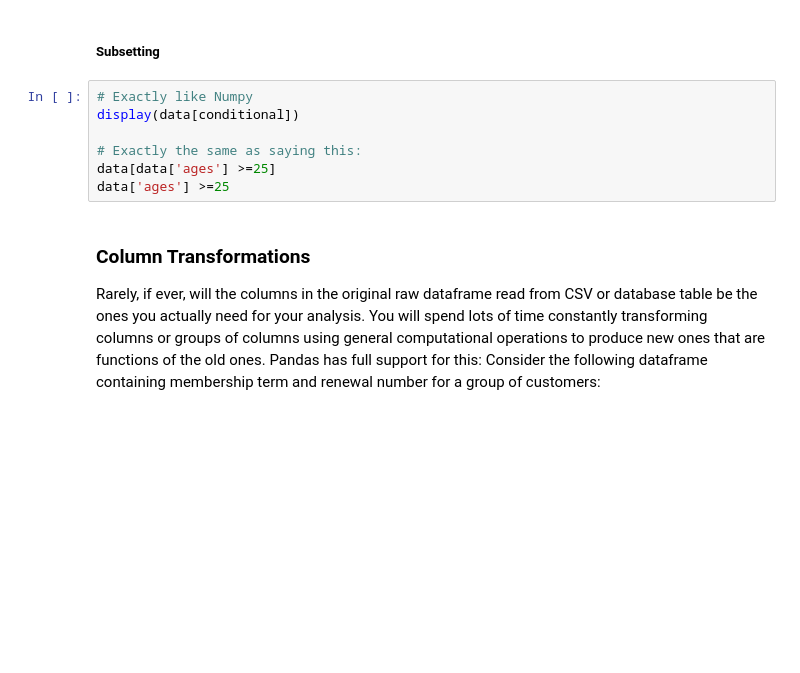
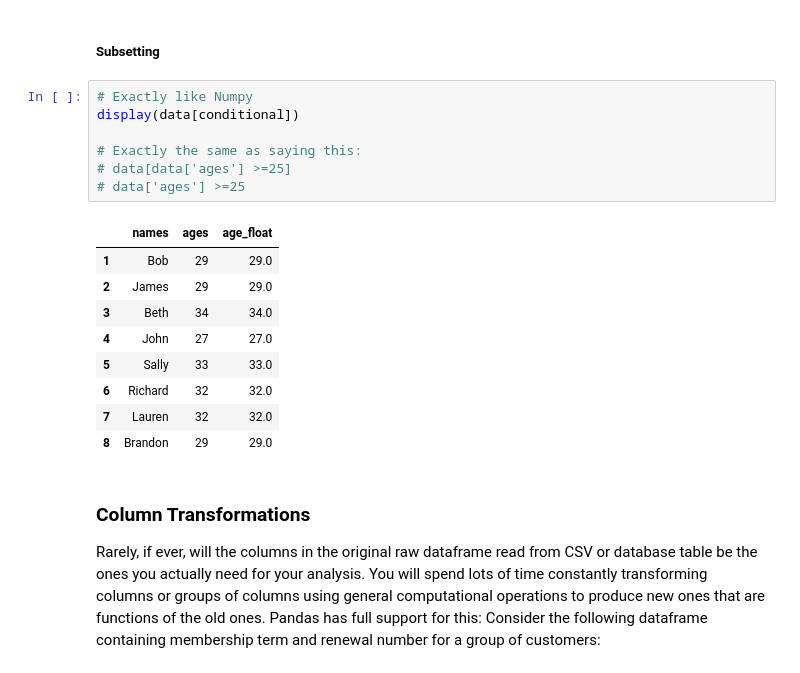
Before and after one commit to DataAnaylst1/coding_temple, a Jupyter notebook: week3/day4/Python II Day 4 Completed.ipynb, the cells around one changed output. Drawn from its saved outputs; the diff is of its cells as text; blank space fills up the shorter version.

```diff
--- a/week3/day4/Python II Day 4 Completed.ipynb
+++ b/week3/day4/Python II Day 4 Completed.ipynb
@@ -495,10 +566,20 @@ data['ages'] >=25
 # %%
 # Exactly like Numpy
 display(data[conditional])
 
 # Exactly the same as saying this:
-data[data['ages'] >=25]
-data['ages'] >=25
+# data[data['ages'] >=25]
+# data['ages'] >=25
+# %% [output]
+|  | names | ages | age_float |
+| 1 | Bob | 29 | 29.0 |
+| 2 | James | 29 | 29.0 |
+| 3 | Beth | 34 | 34.0 |
+| 4 | John | 27 | 27.0 |
+| 5 | Sally | 33 | 33.0 |
+| 6 | Richard | 32 | 32.0 |
+| 7 | Lauren | 32 | 32.0 |
+| 8 | Brandon | 29 | 29.0 |
 # %% [markdown]
 ### Column Transformations <br>
 <p>Rarely, if ever, will the columns in the original raw dataframe read from CSV or database table be the ones you actually need for your analysis. You will spend lots of time constantly transforming columns or groups of columns using general computational operations to produce new ones that are functions of the old ones. Pandas has full support for this: Consider the following dataframe containing membership term and renewal number for a group of customers:</p>
```
Also changed, not shown: parts of 16 cells of this notebook, 6 other files.
